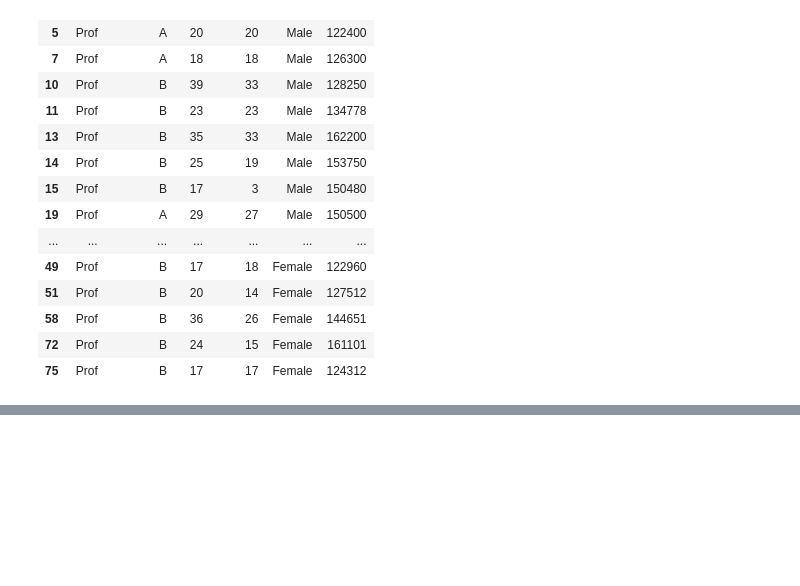
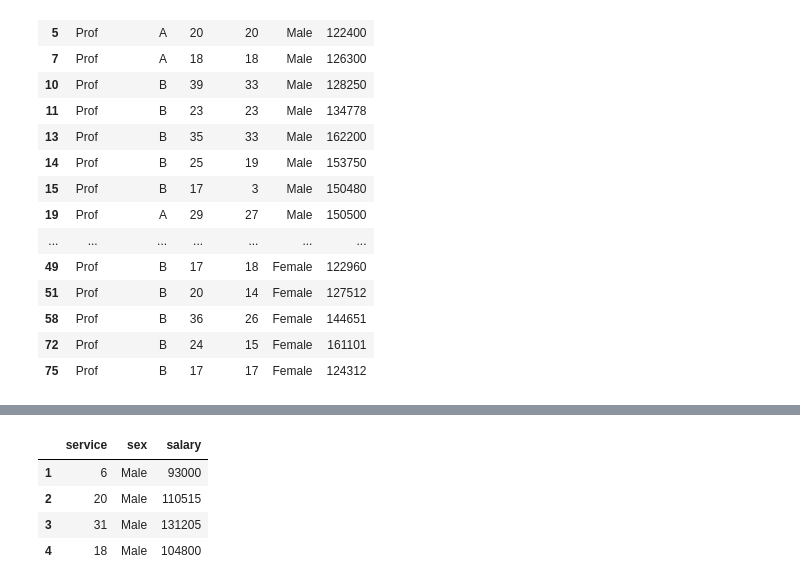
Before and after one commit to SheebaRaj22/DS_Rcodes, a Jupyter notebook: Python_practice.ipynb, the cells around one changed output, grey strips where cells are left out. Saved outputs shown, nothing was run; the diff lists cells and outputs as text; code cells hidden in the pictures; blank space fills up the shorter version.

```diff
--- a/Python_practice.ipynb
+++ b/Python_practice.ipynb
@@ -352,0 +392,8 @@ df[df['salary']>120000]
+# %%
+df.iloc[1:5,3:6]
+# %% [output]
+|  | service | sex | salary |
+| 1 | 6 | Male | 93000 |
+| 2 | 20 | Male | 110515 |
+| 3 | 31 | Male | 131205 |
+| 4 | 18 | Male | 104800 |
```
Also changed, not shown: parts of 12 cells of this notebook.
